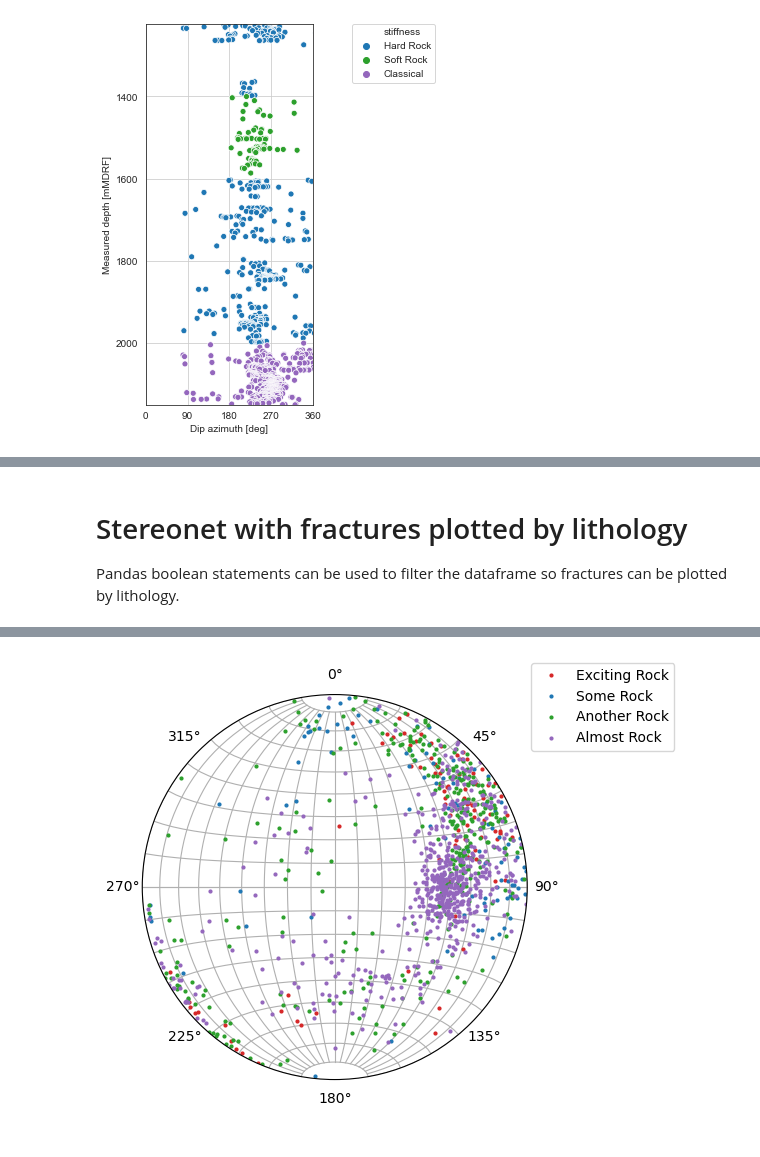
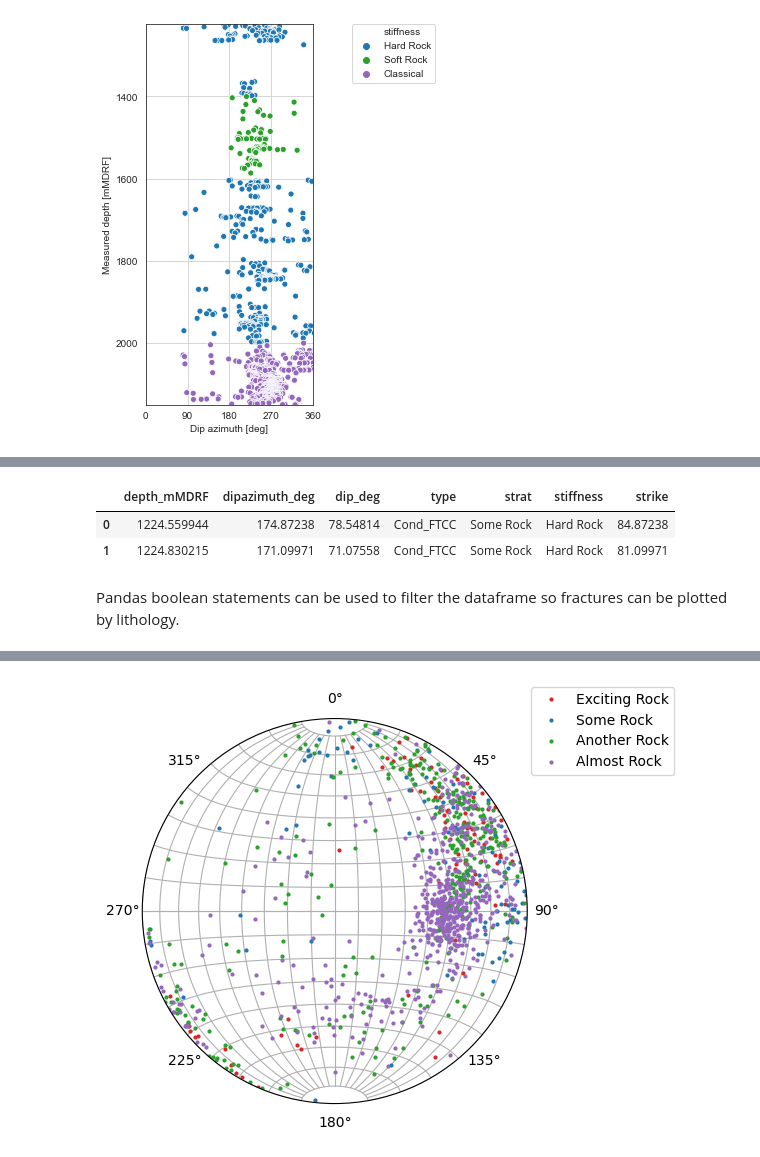
Before and after one commit to ICWallis/fractoolbox, a Jupyter notebook: append-fracture-attributes.ipynb, the cells around one changed output, grey strips where cells are left out. Cells and saved outputs as stored; diff of their text form; code cells hidden in the pictures.

```diff
--- a/append-fracture-attributes.ipynb
+++ b/append-fracture-attributes.ipynb
@@ -229,4 +235,15 @@ plt.show()
+# %%
+dffractures['strike'] = [ftb.dip2strike(x, y)
+                         for x, y
+                         in zip(dffractures['dipazimuth_deg'],
+                                dffractures['dip_deg']
+                               )
+                        ]
+
+dffractures.head(2)
+# %% [output]
+|  | depth_mMDRF | dipazimuth_deg | dip_deg | type | strat | stiffness | strike |
+| 0 | 1224.559944 | 174.87238 | 78.54814 | Cond_FTCC | Some Rock | Hard Rock | 84.87238 |
+| 1 | 1224.830215 | 171.09971 | 71.07558 | Cond_FTCC | Some Rock | Hard Rock | 81.09971 |
 # %% [markdown]
-# Stereonet with fractures plotted by lithology
-
 Pandas boolean statements can be used to filter the dataframe so fractures can be plotted by lithology.
```
Also changed, not shown: parts of 4 cells of this notebook.
